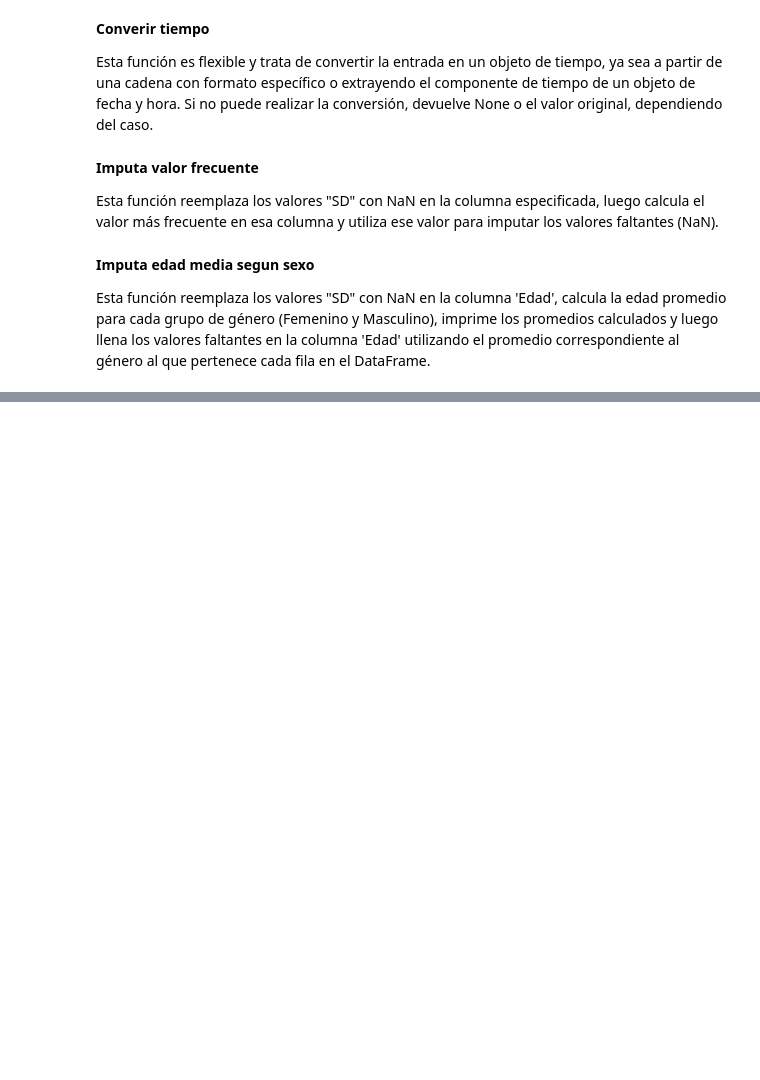
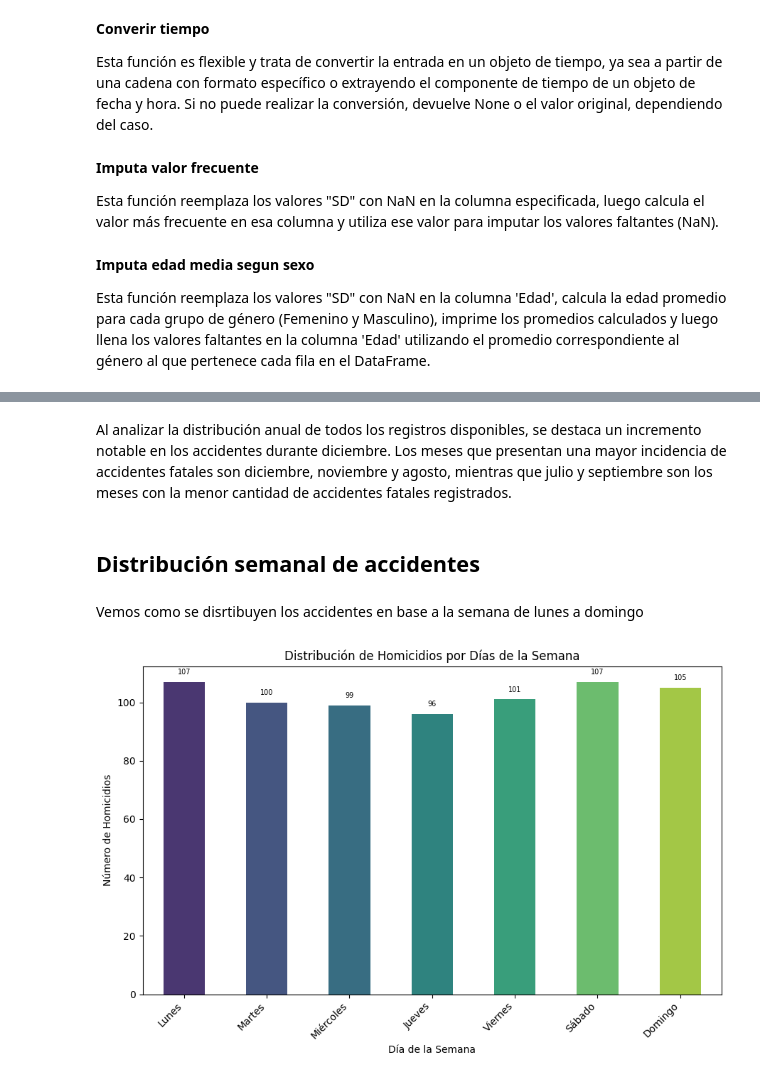
Before and after one commit to orestes-victor/HENRY_Proyecto_Individual_2__Data_Analytics_Orestes_Victor, a Jupyter notebook: Notebooks/01_ETL.ipynb, the cells around one changed output, grey strips where cells are left out. Cells and saved outputs as stored; diff of their text form; code cells hidden in the pictures; blank space fills up the shorter version.

```diff
--- a/Notebooks/01_ETL.ipynb
+++ b/Notebooks/01_ETL.ipynb
@@ -1087,0 +339,45 @@ Conexión con la base de datos MySQL exitosa.
+# %% [markdown]
+Al analizar la distribución anual de todos los registros disponibles, se destaca un incremento notable en los accidentes durante diciembre. Los meses que presentan una mayor incidencia de accidentes fatales son diciembre, noviembre y agosto, mientras que julio y septiembre son los meses con la menor cantidad de accidentes fatales registrados.
+# %% [markdown]
+## Distribución semanal de accidentes
+# %% [markdown]
+Vemos como se disrtibuyen los accidentes en base a la semana de lunes a domingo
+# %%
+# Convertir la columna 'Fecha' a datetime si aún no lo está
+df_homicidios['Fecha'] = pd.to_datetime(df_homicidios['Fecha'])
+
+# Extraer el día de la semana en inglés
+df_homicidios['Dia_de_la_Semana'] = df_homicidios['Fecha'].dt.day_name()
+
+# Mapear los días de la semana del inglés al español
+dias_en_espanol = {
+    'Monday': 'Lunes',
+    'Tuesday': 'Martes',
+    'Wednesday': 'Miércoles',
+    'Thursday': 'Jueves',
+    'Friday': 'Viernes',
+    'Saturday': 'Sábado',
+    'Sunday': 'Domingo'
+}
+df_homicidios['Dia_de_la_Semana'] = df_homicidios['Dia_de_la_Semana'].map(dias_en_espanol)
+
+# Contar los homicidios por día de la semana
+dias_semana_counts = df_homicidios['Dia_de_la_Semana'].value_counts()[list(dias_en_espanol.values())]
+
+# Crear el gráfico
+plt.figure(figsize=(9, 6))
+ax = sns.barplot(x=dias_semana_counts.index, y=dias_semana_counts.values, palette='viridis',width=0.5)
+plt.title('Distribución de Homicidios por Días de la Semana')
+plt.xlabel('Día de la Semana')
+plt.ylabel('Número de Homicidios')
+ax.set_xticklabels(ax.get_xticklabels(), rotation=45, ha='right')
+
+# Agregar el total en las barras
+for p in ax.patches:
+    ax.annotate(f'{int(p.get_height())}', (p.get_x() + p.get_width() / 2., p.get_height()),
+                ha='center', va='center', xytext=(0, 10), textcoords='offset points', fontsize=7)
+
+plt.tight_layout()
+plt.show()
+# %% [output]
+[figure, added]
```
Also changed, not shown: parts of 215 cells of this notebook, 3 other files.
